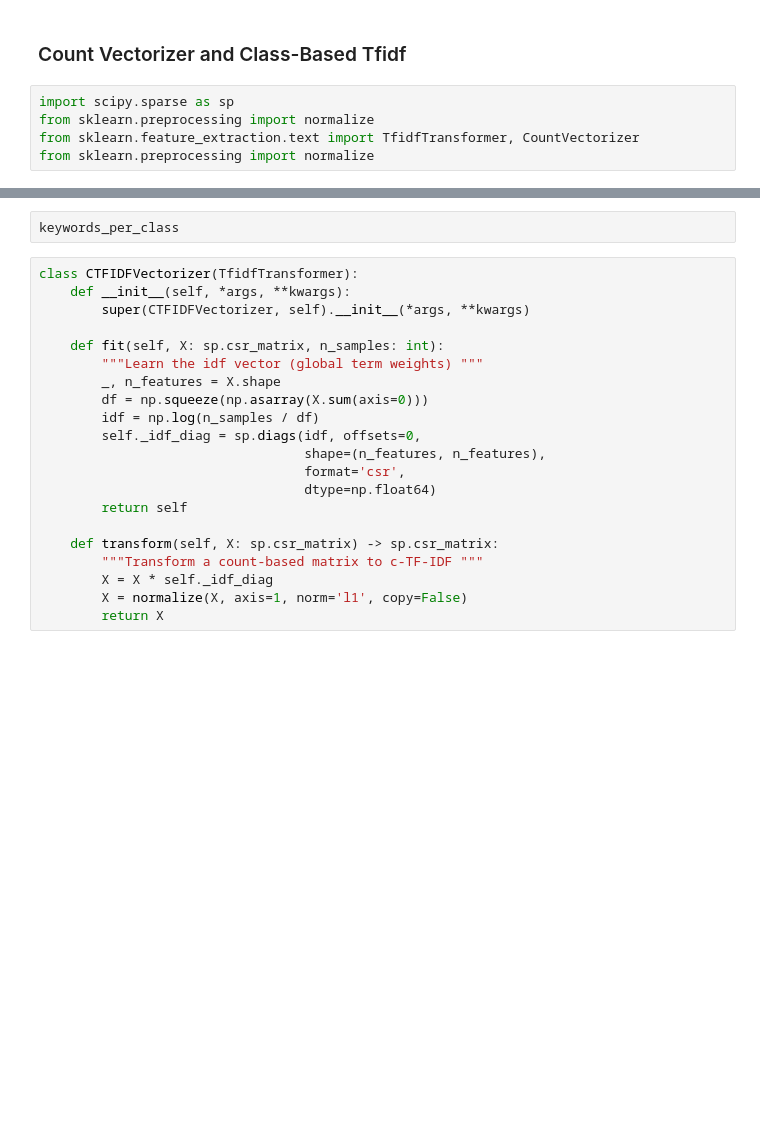
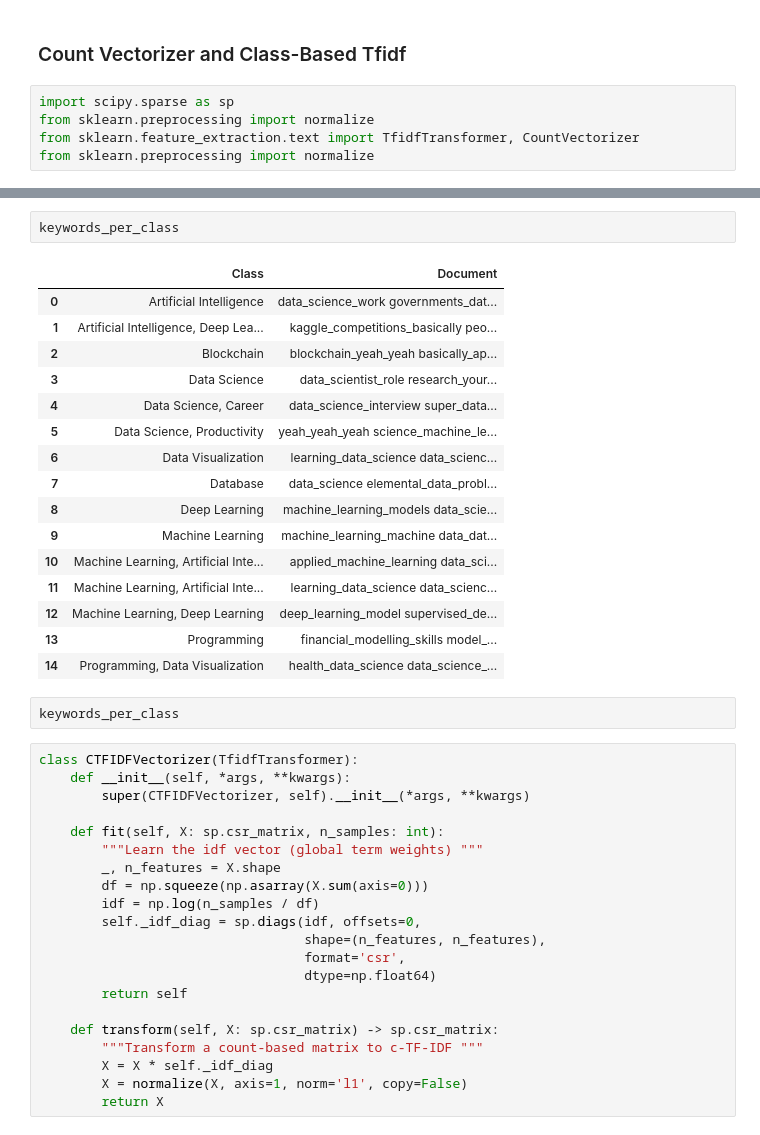
Before and after one commit to ashamaheshwari/SDS_podcast_analysis, a Jupyter notebook: notebooks/6. Keyword_Extraction.ipynb, the cells around one changed output, grey strips where cells are left out. Cells and saved outputs as stored; diff of their text form; blank space fills up the shorter version.

```diff
--- a/notebooks/6. Keyword_Extraction.ipynb
+++ b/notebooks/6. Keyword_Extraction.ipynb
@@ -112,3 +167,22 @@ keywords_per_class = keywords_per_class.rename(columns={'class': 'Class', 'keywo
+# %%
+keywords_per_class
+# %% [output]
+|  | Class | Document |
+| 0 | Artificial Intelligence | data_science_work governments_dat... |
+| 1 | Artificial Intelligence, Deep Lea... | kaggle_competitions_basically peo... |
+| 2 | Blockchain | blockchain_yeah_yeah basically_ap... |
+| 3 | Data Science | data_scientist_role research_your... |
+| 4 | Data Science, Career | data_science_interview super_data... |
+| 5 | Data Science, Productivity | yeah_yeah_yeah science_machine_le... |
+| 6 | Data Visualization | learning_data_science data_scienc... |
+| 7 | Database | data_science elemental_data_probl... |
+| 8 | Deep Learning | machine_learning_models data_scie... |
+| 9 | Machine Learning | machine_learning_machine data_dat... |
+| 10 | Machine Learning, Artificial Inte... | applied_machine_learning data_sci... |
+| 11 | Machine Learning, Artificial Inte... | learning_data_science data_scienc... |
+| 12 | Machine Learning, Deep Learning | deep_learning_model supervised_de... |
+| 13 | Programming | financial_modelling_skills model_... |
+| 14 | Programming, Data Visualization | health_data_science data_science_... |
 # %%
 keywords_per_class
 # %%
```
Also changed, not shown: parts of 31 cells of this notebook, 2 other files.
